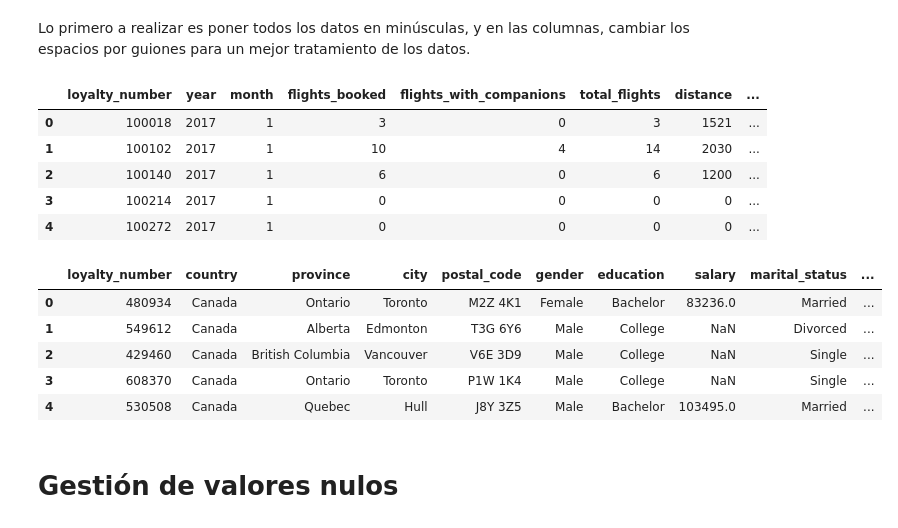
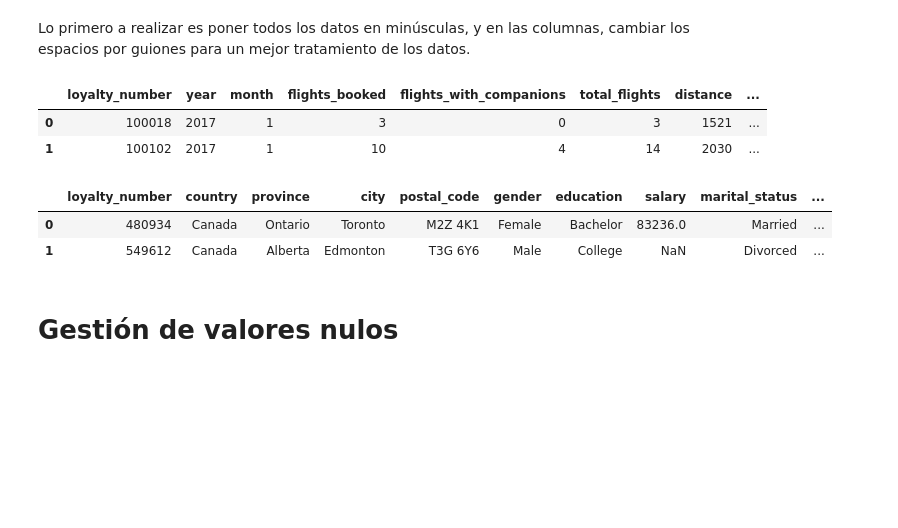
Before and after one commit to Adalab/bda-modulo-3-evaluacion-final-Lumo88-1, a Jupyter notebook: 02 Fase limpieza Datasets.ipynb, the cells around one changed output. Saved outputs shown, nothing was run; the diff lists cells and outputs as text; code cells hidden in the pictures; blank space fills up the shorter version.

```diff
--- a/02 Fase limpieza Datasets.ipynb
+++ b/02 Fase limpieza Datasets.ipynb
@@ -47,25 +34,19 @@ Lo primero a realizar es poner todos los datos en minúsculas, y en las columnas
 # %%
 df_flight.columns = sp_datasets.min_datos(df_flight)
 # %%
-df_flight.head()
+df_flight.head(2)
 # %% [output]
 |  | loyalty_number | year | month | flights_booked | flights_with_companions | total_flights | distance | ... |
 | 0 | 100018 | 2017 | 1 | 3 | 0 | 3 | 1521 | ... |
 | 1 | 100102 | 2017 | 1 | 10 | 4 | 14 | 2030 | ... |
-| 2 | 100140 | 2017 | 1 | 6 | 0 | 6 | 1200 | ... |
-| 3 | 100214 | 2017 | 1 | 0 | 0 | 0 | 0 | ... |
-| 4 | 100272 | 2017 | 1 | 0 | 0 | 0 | 0 | ... |
 # %%
 df_loyalty.columns = sp_datasets.min_datos(df_loyalty)
 # %%
-df_loyalty.head()
+df_loyalty.head(2)
 # %% [output]
 |  | loyalty_number | country | province | city | postal_code | gender | education | salary | marital_status | ... |
 | 0 | 480934 | Canada | Ontario | Toronto | M2Z 4K1 | Female | Bachelor | 83236.0 | Married | ... |
 | 1 | 549612 | Canada | Alberta | Edmonton | T3G 6Y6 | Male | College | NaN | Divorced | ... |
-| 2 | 429460 | Canada | British Columbia | Vancouver | V6E 3D9 | Male | College | NaN | Single | ... |
-| 3 | 608370 | Canada | Ontario | Toronto | P1W 1K4 | Male | College | NaN | Single | ... |
-| 4 | 530508 | Canada | Quebec | Hull | J8Y 3Z5 | Male | Bachelor | 103495.0 | Married | ... |
 # %% [markdown]
 # Gestión de valores nulos
 # %% [markdown]
```
Also changed, not shown: parts of 33 cells of this notebook, 2 other files.
